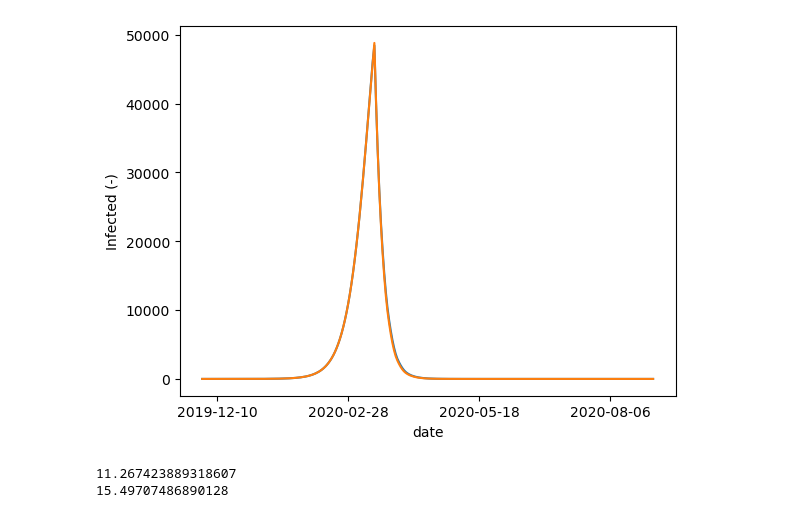
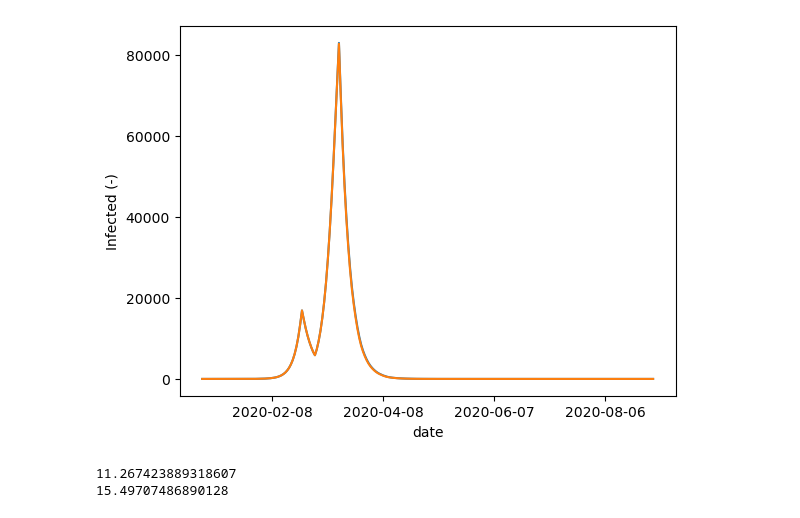
Before and after one commit to twallema/pyIEEM, a Jupyter notebook: notebooks/scratch-SIR-recurrent-mobility.ipynb, the cells around one changed output. Drawn from its saved outputs; the diff is of its cells as text; code cells hidden in the pictures.

Commit message:
spatial SIR works for all cases

```diff
--- a/notebooks/scratch-SIR-recurrent-mobility.ipynb
+++ b/notebooks/scratch-SIR-recurrent-mobility.ipynb
@@ -9,11 +9,13 @@ import pandas as pd
 import matplotlib.pyplot as plt
 from pyIEEM.models.utils import initialize_SIR
 # %%
-country = 'BE'
-spatial = True
+country = 'SWE'
+spatial = False
 age_classes = pd.IntervalIndex.from_tuples([(0,5),(5,10),(10,15),(15,20),(20,25),(25,30),(30,35),(35,40),(40,45),(45,50),(50,55),(55,60),(60,65),(65,70),(70,75),(75,80),(80,120)], closed='left')
 # %%
 model = initialize_SIR(country, age_classes, spatial=spatial, contact_type='absolute_contacts')
+# %%
+model.parameters['beta'] = 0.014
 # %%
 fig,ax = plt.subplots()
 
@@ -24,20 +26,21 @@ model.parameters['economic_policy'].loc['R90-92'] = 1
 model.parameters['economic_policy'].loc['R93'] = 1
 model.parameters['economic_policy'].loc['S94'] = 1
 model.parameters['economic_policy'].loc['S96'] = 1
+model.parameters['economic_policy'].loc['P85'] = 0
 
-out = model.sim(['2019-12-01', '2020-09-01'])
+out = model.sim(['2020-01-01', '2020-09-01'])
 ax.plot(out.date, out.I.sum(dim=['age_class', 'spatial_unit']))
 
 # close leisure
-model.parameters['social_policy'] = 0
 model.parameters['economic_policy'].loc['G47'] = 0
 model.parameters['economic_policy'].loc['I55-56'] = 0
 model.parameters['economic_policy'].loc['R90-92'] = 0
 model.parameters['economic_policy'].loc['R93'] = 0
 model.parameters['economic_policy'].loc['S94'] = 0
 model.parameters['economic_policy'].loc['S96'] = 0
+model.parameters['economic_policy'].loc['P85'] = 0
 
-out = model.sim(['2019-12-01', '2020-09-01'])
+out = model.sim(['2020-01-01', '2020-09-01'])
 ax.plot(out.date, out.I.sum(dim=['age_class', 'spatial_unit']))
 
 ax.set_xlabel('date')
@@ -66,4 +69,4 @@ plt.close()
-[figure, old version]
+[figure, new version]
 # %%
 fig,ax = plt.subplots()
 
```
Also changed, not shown: parts of 1 cell of this notebook, 2 other files.
